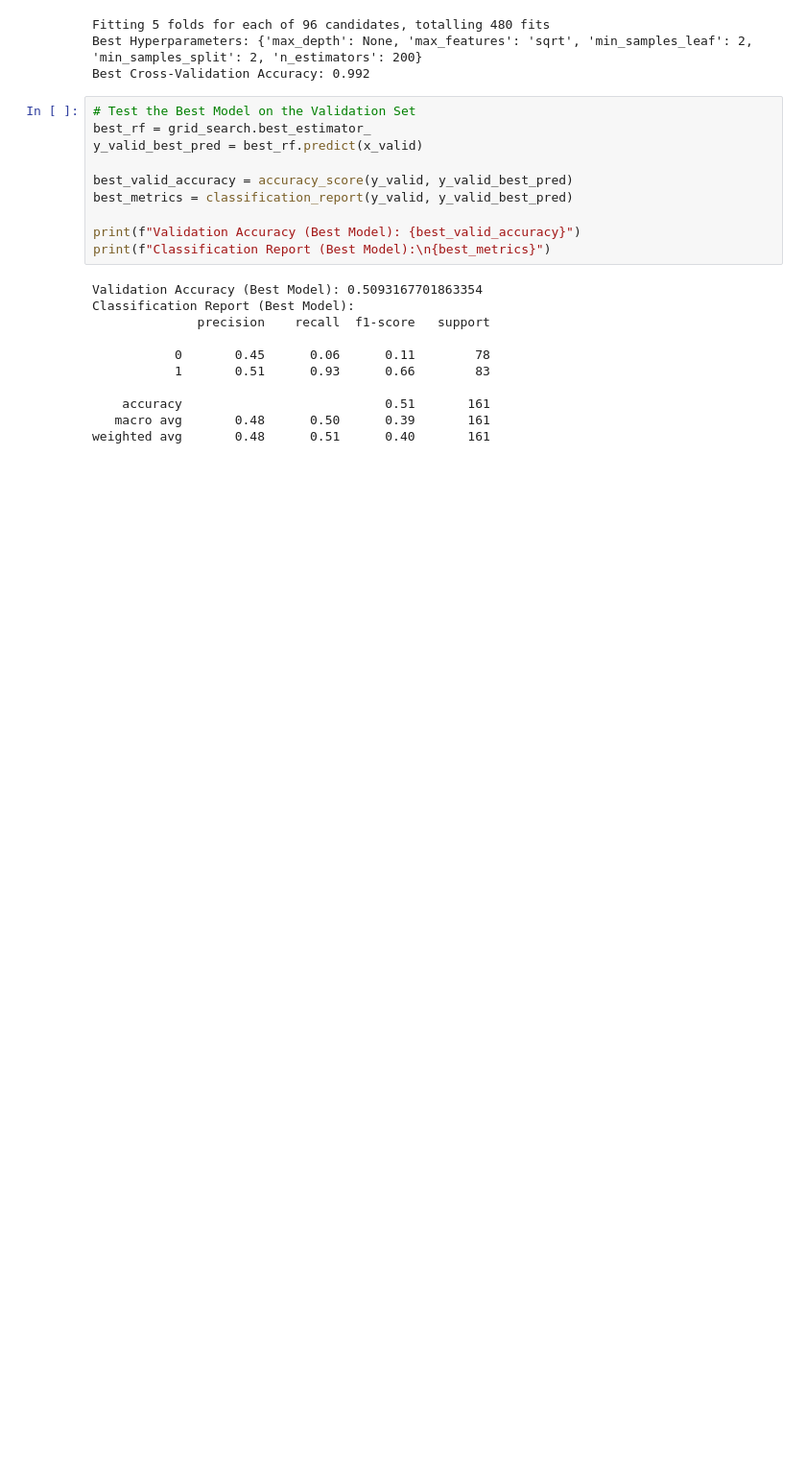
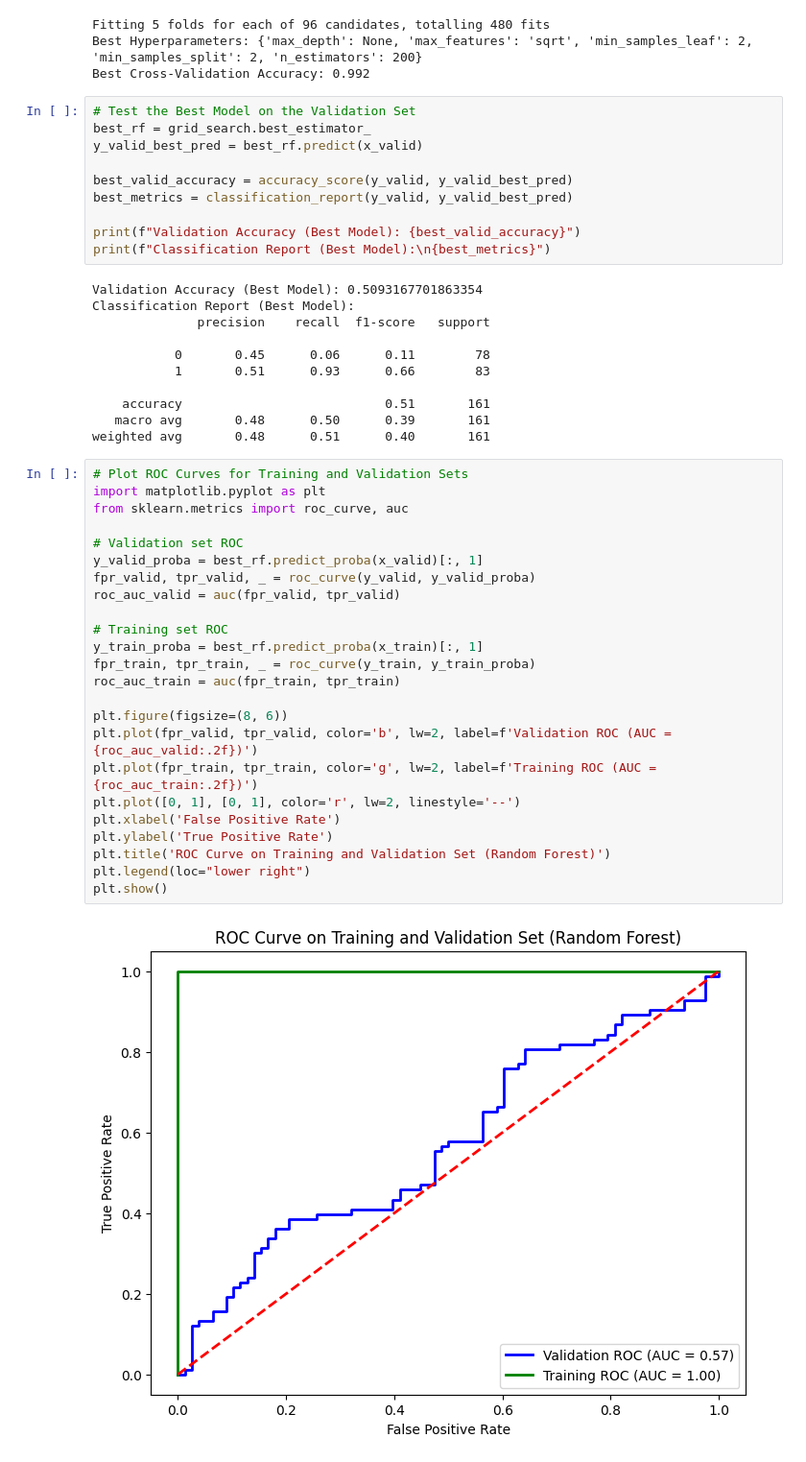
Before and after one commit to ronitagarwala01/breast_cancer_classifier, a Jupyter notebook: models/random_forest_classifier.ipynb, the cells around one changed output. Shown at 96% size. Drawn from its saved outputs; the diff is of its cells as text; blank space fills up the shorter version.

```diff
--- a/models/random_forest_classifier.ipynb
+++ b/models/random_forest_classifier.ipynb
@@ -149,3 +145,29 @@ Classification Report (Best Model):
     accuracy                           0.51       161
    macro avg       0.48      0.50      0.39       161
 weighted avg       0.48      0.51      0.40       161
+# %%
+# Plot ROC Curves for Training and Validation Sets
+import matplotlib.pyplot as plt
+from sklearn.metrics import roc_curve, auc
+
+# Validation set ROC
+y_valid_proba = best_rf.predict_proba(x_valid)[:, 1]
+fpr_valid, tpr_valid, _ = roc_curve(y_valid, y_valid_proba)
+roc_auc_valid = auc(fpr_valid, tpr_valid)
+
+# Training set ROC
+y_train_proba = best_rf.predict_proba(x_train)[:, 1]
+fpr_train, tpr_train, _ = roc_curve(y_train, y_train_proba)
+roc_auc_train = auc(fpr_train, tpr_train)
+
+plt.figure(figsize=(8, 6))
+plt.plot(fpr_valid, tpr_valid, color='b', lw=2, label=f'Validation ROC (AUC = {roc_auc_valid:.2f})')
+plt.plot(fpr_train, tpr_train, color='g', lw=2, label=f'Training ROC (AUC = {roc_auc_train:.2f})')
+plt.plot([0, 1], [0, 1], color='r', lw=2, linestyle='--')
+plt.xlabel('False Positive Rate')
+plt.ylabel('True Positive Rate')
+plt.title('ROC Curve on Training and Validation Set (Random Forest)')
+plt.legend(loc="lower right")
+plt.show()
+# %% [output]
+[figure, added]
```
Also changed, not shown: parts of 2 cells of this notebook, 1 other file.
